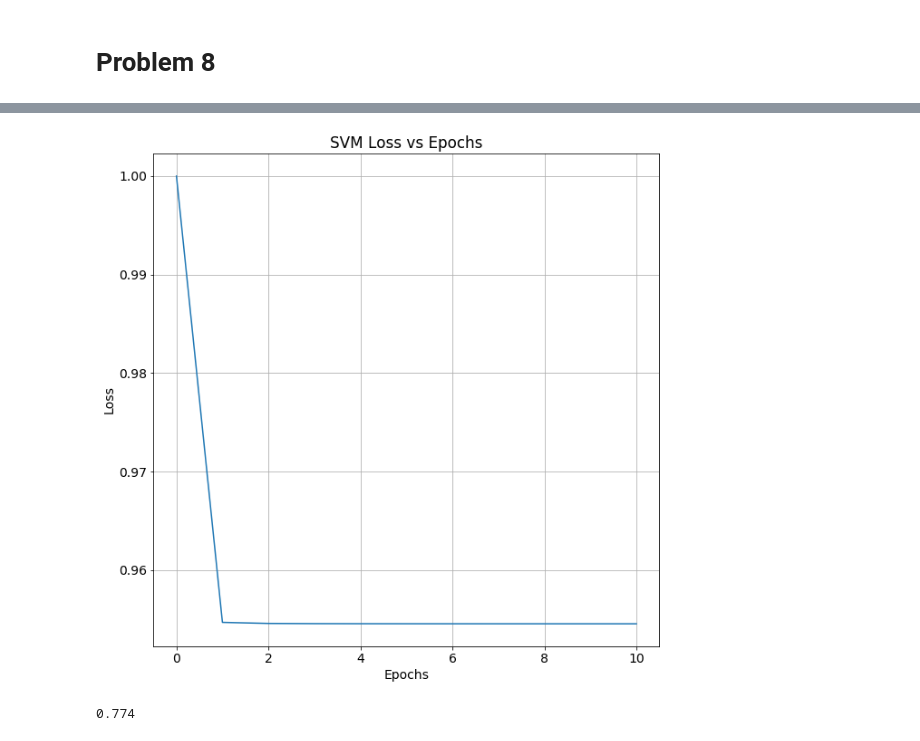
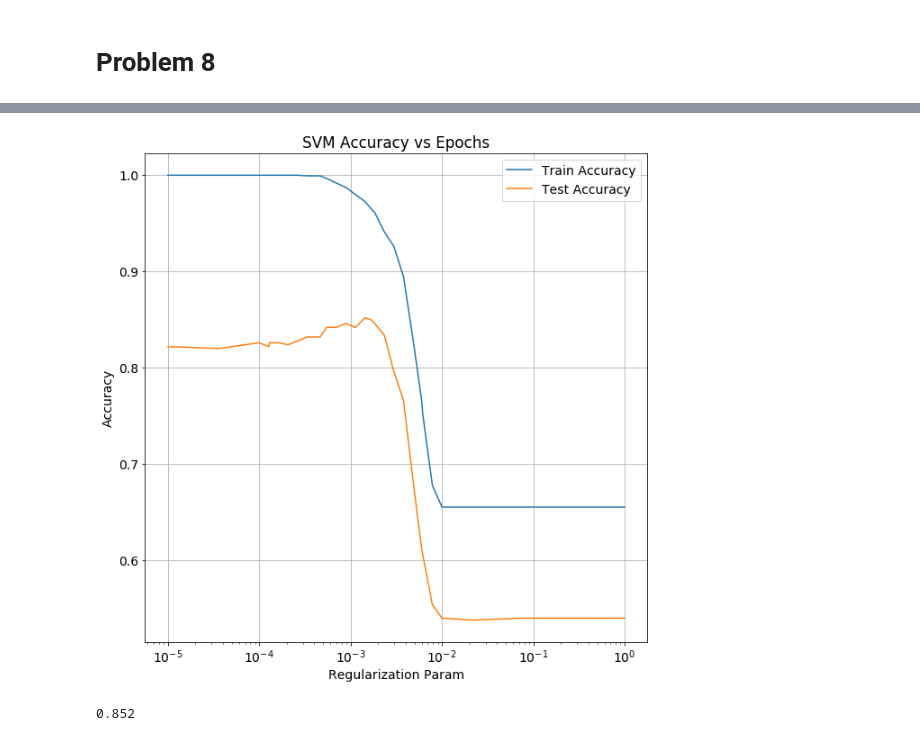
Before and after one commit to chaaland/bloomberg-ml-course, a Jupyter notebook: HW3/writeup/HW3.ipynb, the cells around one changed output, grey strips where cells are left out. Drawn from its saved outputs; the diff is of its cells as text; code cells hidden in the pictures.

```diff
--- a/HW3/writeup/HW3.ipynb
+++ b/HW3/writeup/HW3.ipynb
@@ -351,5 +356,6 @@ movie_test_data, y_test = zip(*[(' '.join(data[:-1]), data[-1]) for data in movi
 # %%
-vectorizer = TfidfVectorizer(ngram_range=(1,3))
+stop_words = ['is', 'and', 'the', 'that', 'this', 'as', 'to', 'it', 'at', 'of']
+vectorizer = TfidfVectorizer(stop_words=stop_words)
 
 X_train = dok_matrix(vectorizer.fit_transform(movie_train_data))
 X_test = dok_matrix(vectorizer.transform(movie_test_data))
@@ -371,12 +368,3 @@ def scipy_to_bloomberg_sparse(X_dok, index_to_ngram):
 # %%
 featurized_movie_train = scipy_to_bloomberg_sparse(X_train, index_to_ngram)
 featurized_movie_test = scipy_to_bloomberg_sparse(X_test, index_to_ngram)
-# %%
-np.random.seed(0)
-model = Pegasos(0.01)
-
-start = time.time()
-model.fit(featurized_movie_train, y_train, num_epochs=10, train_type='optimized')
-end = time.time()
-
-print('Elapsed Training Time: {0}'.format(end-start))
@@ -399,13 +371,26 @@ model._train_loss
-# %%
-plt.plot(model._train_loss);
-
-plt.title('SVM Loss vs Epochs');
-plt.xlabel('Epochs');
-plt.ylabel('Loss');
-# %% [output]
-[figure, removed]
-# %%
-train_predictions = model.predict(featurized_movie_test)
-accuracy_score(y_test, train_predictions)
-# %% [output]
-0.774
+# %%
+lambda_vals = np.concatenate((10**np.linspace(-5, 0, 10), 10**np.linspace(-4,-2,20)))
+lambda_vals = np.sort(lambda_vals)
+# lambda_vals = [1]
+test_accuracies = []
+train_accuracies = []
+
+for lambda_reg in tqdm(lambda_vals):
+    model = Pegasos(lambda_reg)
+    model.fit(featurized_movie_train, y_train, num_epochs=30, train_type='optimized')
+    train_predictions = model.predict(featurized_movie_train)
+    test_predictions = model.predict(featurized_movie_test)
+
+    train_accuracies.append(accuracy_score(y_train, train_predictions))
+    test_accuracies.append(accuracy_score(y_test, test_predictions))
+# %%
+plt.semilogx(lambda_vals, train_accuracies, label='Train Accuracy');
+plt.semilogx(lambda_vals, test_accuracies, label='Test Accuracy');
+
+plt.title('SVM Accuracy vs Epochs');
+plt.xlabel('Regularization Param');
+plt.ylabel('Accuracy');
+
+plt.legend();
+# %% [output]
+[figure, added]
@@ -411,0 +401,4 @@ accuracy_score(y_test, train_predictions)
+# %%
+test_accuracy_opt
+# %% [output]
+0.852
```
Also changed, not shown: parts of 35 cells of this notebook.
